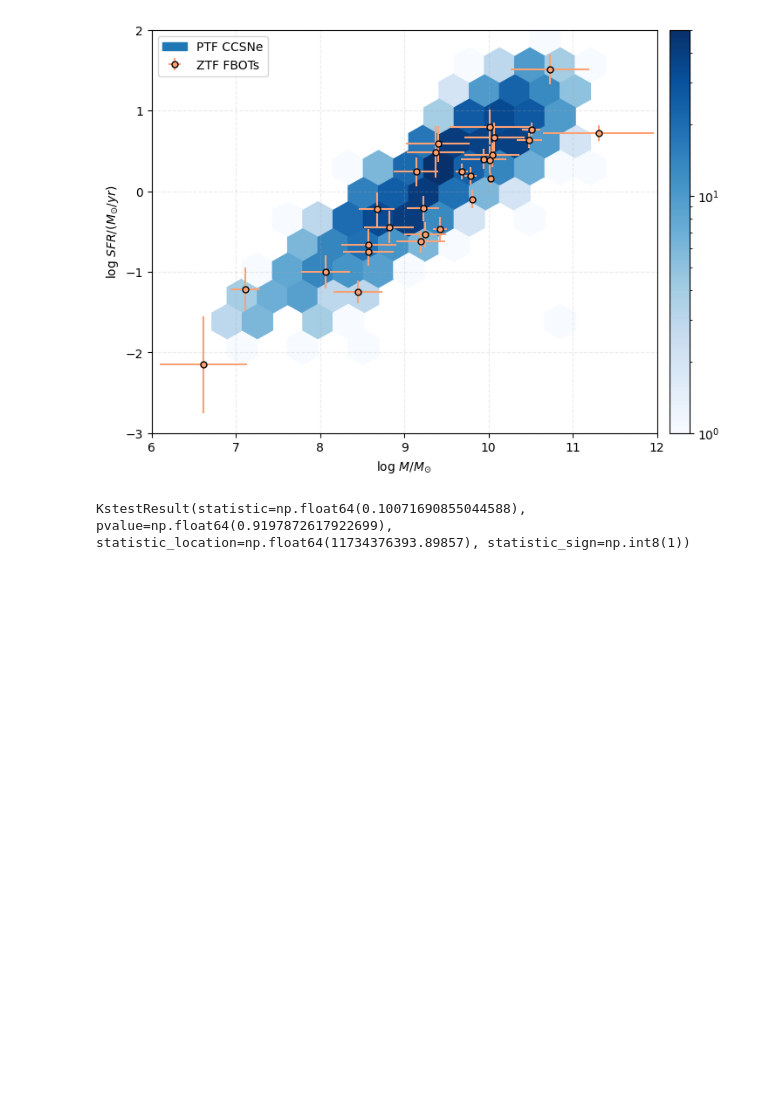
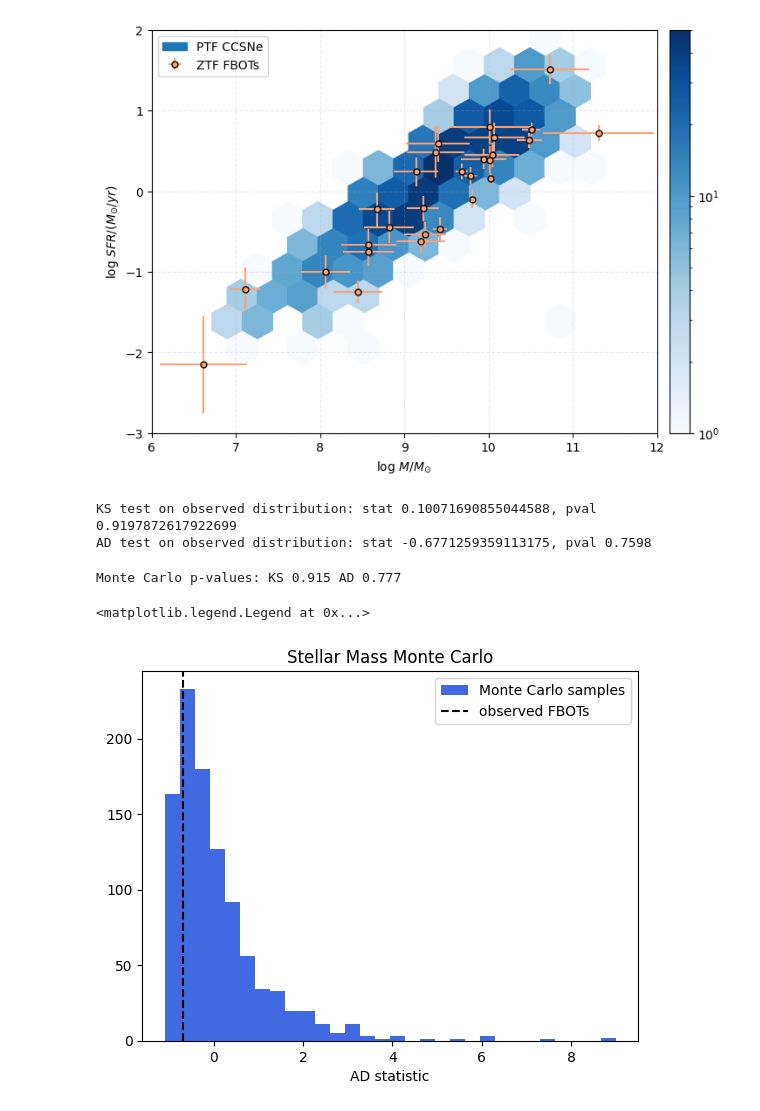
Before and after one commit to aswinsuresh24/sne_hosts, a Jupyter notebook: hosts.ipynb, the cells around one changed output. Cells and saved outputs as stored; diff of their text form; code cells hidden in the pictures; blank space fills up the shorter version.

Commit message:
monte carlo sims

```diff
--- a/hosts.ipynb
+++ b/hosts.ipynb
@@ -379,8 +381,48 @@ ax.set_ylim(-3, 2)
 # %% [output]
 (-3.0, 2.0)
 [figure]
-# %%
-from scipy.stats import kstest
-kstest(fbot_results['bayes.stellar.m_star'], sne_results['bayes.stellar.m_star'])
-# %% [output]
-KstestResult(statistic=np.float64(0.10071690855044588), pvalue=np.float64(0.9197872617922699), statistic_location=np.float64(11734376393.89857), statistic_sign=np.int8(1))
+# %%
+def monte_carlo_sims_1d(fbot_pop_var, sne_pop_var, nsim = 1000):
+    len_samp = len(fbot_pop_var)
+    #statistics for observed population of FBOTs
+    #two-sided null hypothesis KS test
+    ks_stats_obs = kstest(fbot_pop_var, sne_pop_var, alternative='two_sided')
+
+    #Anderson-Darling test
+    rng = np.random.default_rng()
+    ad_method = PermutationMethod(n_resamples=9999, random_state=rng)
+    ad_stats_obs = anderson_ksamp([fbot_pop_var, sne_pop_var], method=ad_method)
+
+    print(f'KS test on observed distribution: stat {ks_stats_obs.statistic}, pval {ks_stats_obs.pvalue}')
+    print(f'AD test on observed distribution: stat {ad_stats_obs.statistic}, pval {ad_stats_obs.pvalue}')
+
+    kernel = gaussian_kde(sne_pop_var)
+    mc_stats = {'KS': [], 'AD': [], 'p1': [], 'p2': []}
+    for i in tqdm(range(nsim)):
+        smp_ = kernel.resample(len_samp)[0]
+        ks_smp = kstest(smp_, sne_pop_var, alternative='two_sided')
+        ad_smp = anderson_ksamp([smp_, sne_pop_var], method=ad_method)
+        mc_stats['KS'].append(ks_smp.statistic); mc_stats['AD'].append(ad_smp.statistic)
+        mc_stats['p1'].append(ks_smp.pvalue); mc_stats['p2'].append(ad_smp.pvalue)
+
+    ks_pval = (mc_stats['KS'] > ks_stats_obs.statistic).sum()/nsim
+    ad_pval = (mc_stats['AD'] > ad_stats_obs.statistic).sum()/nsim
+
+    print(f'Monte Carlo p-values: KS {ks_pval} AD {ad_pval}')
+
+    return mc_stats, ks_pval, ad_pval
+# %%
+mc_stats, ks_pval, ad_pval = monte_carlo_sims_1d(np.log10(fbot_results['bayes.stellar.m_star']), np.log10(sne_results['bayes.stellar.m_star']))
+# %% [output]
+KS test on observed distribution: stat 0.10071690855044588, pval 0.9197872617922699
+AD test on observed distribution: stat -0.6771259359113175, pval 0.7598
+Monte Carlo p-values: KS 0.915 AD 0.777
+# %%
+plt.hist(mc_stats['AD'], bins = 30, color = 'royalblue', label = 'Monte Carlo samples')
+plt.axvline(-0.6771259359113175, linestyle = '--', alpha = 1, color = 'black', label = 'observed FBOTs')
+plt.xlabel('AD statistic')
+plt.title('Stellar Mass Monte Carlo')
+plt.legend()
+# %% [output]
+<matplotlib.legend.Legend at 0x...>
+[figure, added]
```
Also changed, not shown: parts of 4 cells of this notebook.
